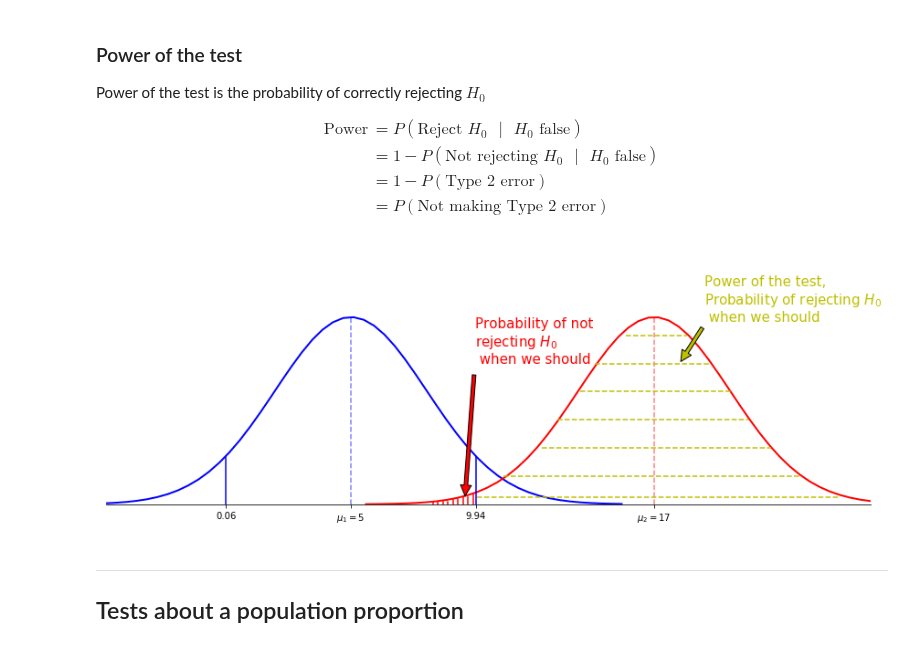
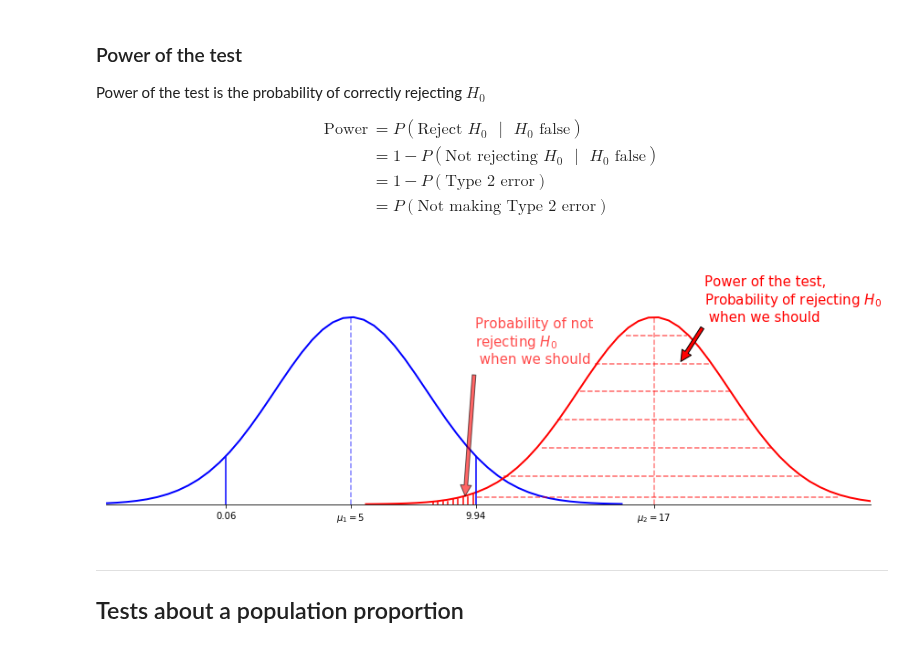
Before and after one commit to arstepanyan/Notes, a Jupyter notebook: statistics/foundations_of_statistics.ipynb, the cells around one changed output. Cells and saved outputs as stored; diff of their text form; code cells hidden in the pictures.

Commit message:
alpha=0.7 for the comment on the plot

```diff
--- a/statistics/foundations_of_statistics.ipynb
+++ b/statistics/foundations_of_statistics.ipynb
@@ -818,37 +818,37 @@ _ = plt.xlim(min(s1), max(s2))
 _ = plt.xticks((x1, s1_mean, x2, s2_mean))
 _ = plt.gca().set_xticklabels((x1, '$\mu_1 = {}$'.format(s1_mean), x2, '$\mu_2 = {}$'.format(s2_mean)))
 
 ## vertical lines
 _ = plt.axvline(s1_mean, ymax=0.75, color='b', linestyle='--', alpha=0.5)
 _ = plt.axvline(s2_mean, ymax=0.75, color='r', linestyle='--', alpha=0.5)
 _ = plt.axvline(x1, ymax=0.19, color='b')
 _ = plt.axvline(x2, ymax=0.19, color='b')
 
 ## fill in with lines to note the probability of not rejecting H0 when we should
 ## NOTE: I am sure there is a better way of filling in under the curve.
 ##       But after some time of searching, it doesn't seam to be streightforward.
 ##       That's why I am manually plotting several lines
 x_coords = [x2-0.1, x2-0.3, x2-0.5, x2-0.7, x2-0.9, x2-1.1, x2-1.3, x2-1.5, x2-1.7]
 y_heights = [0.04, 0.03, 0.03, 0.02, 0.02, 0.01, 0.01, 0.009, 0.009]
 for (x, y) in zip(x_coords, y_heights):
     _ = plt.axvline(x, ymax=y, color='r')
 
 ## annotate
 _ = plt.annotate('Probability of not \nrejecting $H_0$\n when we should', xy=(9.5, 0.001), xytext=(9.9, 0.1),
-                arrowprops=dict(facecolor='r', shrink=0.05), fontsize=15, color='r')
+                arrowprops=dict(facecolor='r', shrink=0.05, alpha=0.6), fontsize=15, color='r', alpha=0.7)
 
 ## fill in with lines to note the power of test (the probability of rejecting H0 when we should)
 y_coords = [.12, .1, .08, .06, .04, .02, .005]
 x_heights_min = [.68, .64, .62, .59, .57, .52, .485]
 x_heights_max = [.76, .79, .82, .84, .87, .91, .96]
 for y, x_min, x_max in zip(y_coords, x_heights_min, x_heights_max):
-    _ = plt.axhline(y, xmin=x_min, xmax=x_max, color='y', linestyle='--')
+    _ = plt.axhline(y, xmin=x_min, xmax=x_max, color='r', linestyle='--', alpha=0.6)
 
 ## annotate
 _ = plt.annotate('Power of the test, \nProbability of rejecting $H_0$\n when we should', xy=(18, 0.1), xytext=(19, 0.13),
-                arrowprops=dict(facecolor='y', shrink=0.05), fontsize=15, color='y')
+                arrowprops=dict(facecolor='r', shrink=0.05), fontsize=15, color='r')
 # %% [output]
-[figure, old version]
+[figure, new version]
 # %% [markdown]
 --------------
 ## Tests about a population proportion
```
